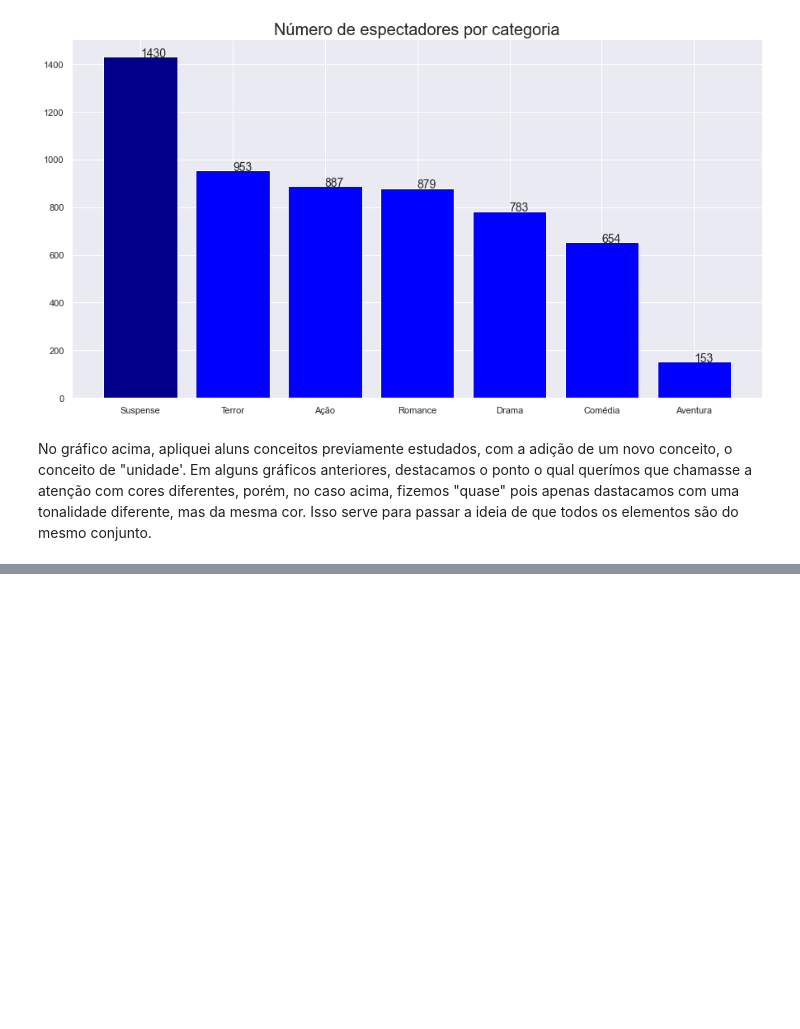
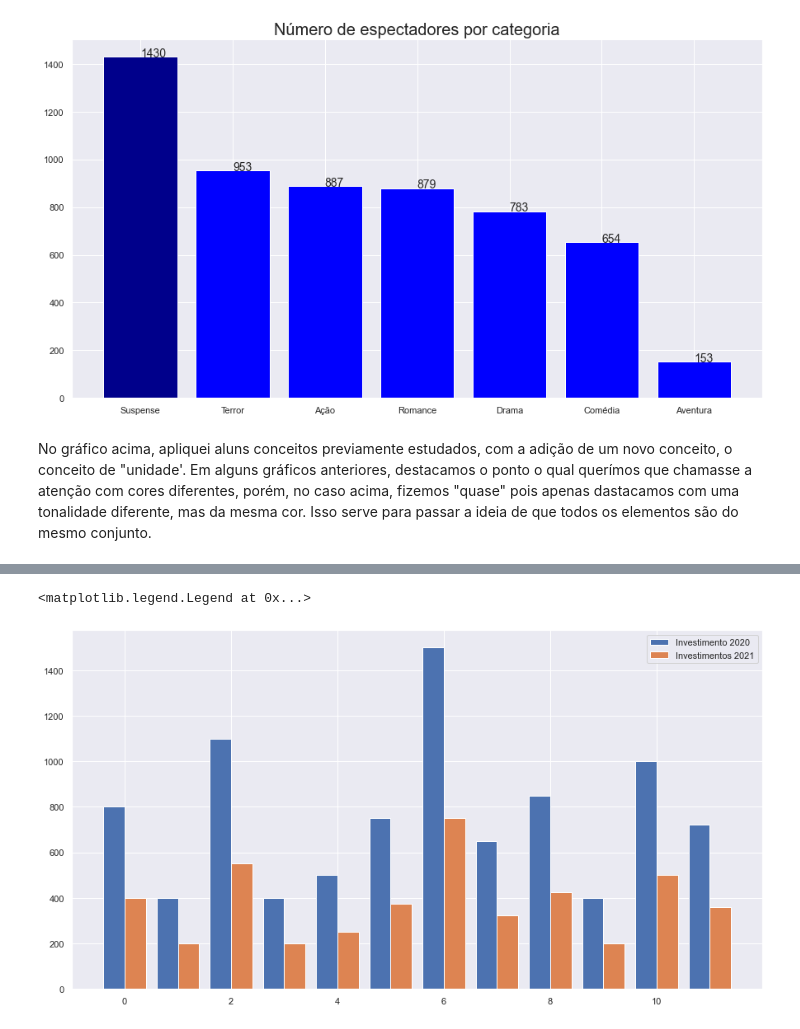
Before and after one commit to Wolfgang-Amadeus-Mozart/Analise_de_dados_Geral, a Jupyter notebook: Data Visualization com python/Data_Visualization.ipynb, the cells around one changed output, grey strips where cells are left out. Drawn from its saved outputs; the diff is of its cells as text; code cells hidden in the pictures; blank space fills up the shorter version.

```diff
--- a/Data Visualization com python/Data_Visualization.ipynb
+++ b/Data Visualization com python/Data_Visualization.ipynb
@@ -536,0 +628,9 @@ Isso serve para passar a ideia de que todos os elementos são do mesmo conjunto.
+# %%
+index= list(range(0,12))
+df = pd.DataFrame(['Jan', 'Fev', 'Mar', 'Abr', 'Mai', 'Jun', 'Jul', 'Ago', 'Set', 'Out', 'Nov', 'Dez'],
+                  index = index,
+                  columns = ['Mês']
+                 )
+df['Investimentos - 2020'] = [800,400,1100,400,500,750,1500,650,850,400,1000,720]
+df['Investimentos - 2021'] = [400,200,550,200,250,375,750,325,425,200,500,360]
+df.head(5)
@@ -536,0 +644,11 @@ Isso serve para passar a ideia de que todos os elementos são do mesmo conjunto.
+# %%
+fig, ax = plt.subplots()
+x_axis = np.arange(len(df['Mês']))
+
+ax.bar(x_axis - 0.2, height='Investimentos - 2020',  data = df, width=0.4, label='Investimento 2020')
+ax.bar(x_axis + 0.2, height='Investimentos - 2021',  data = df, width=0.4, label='Investimentos 2021')
+
+plt.legend()
+# %% [output]
+<matplotlib.legend.Legend at 0x...>
+[figure, added]
```
Also changed, not shown: parts of 21 cells of this notebook.
